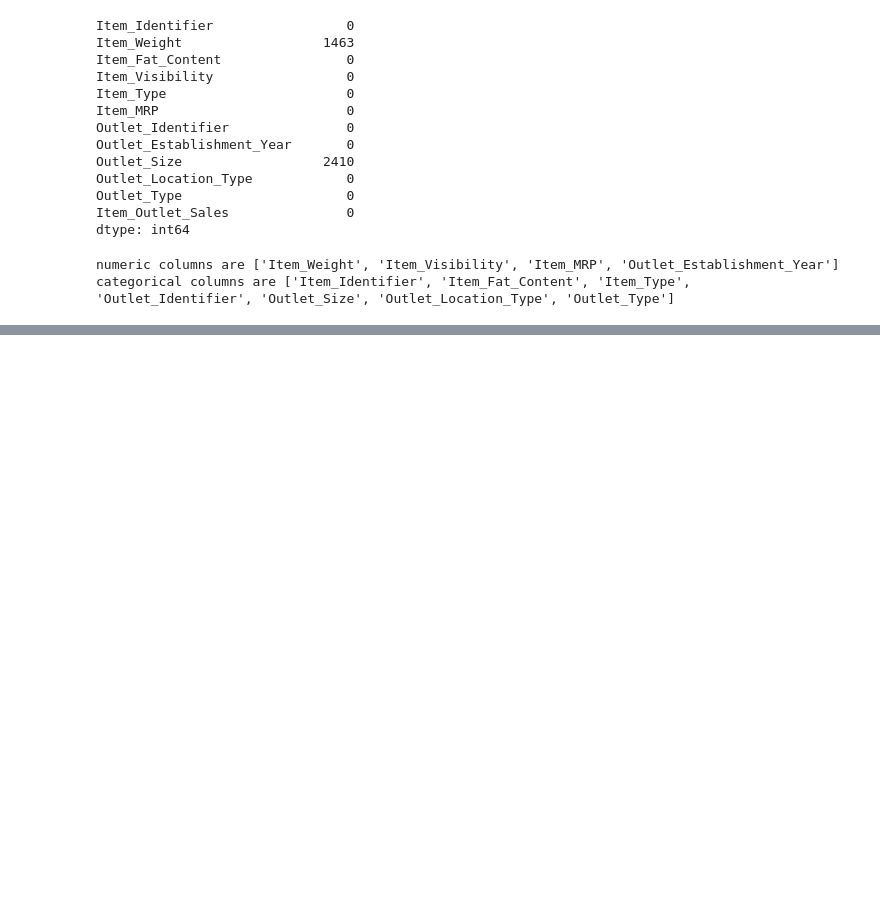
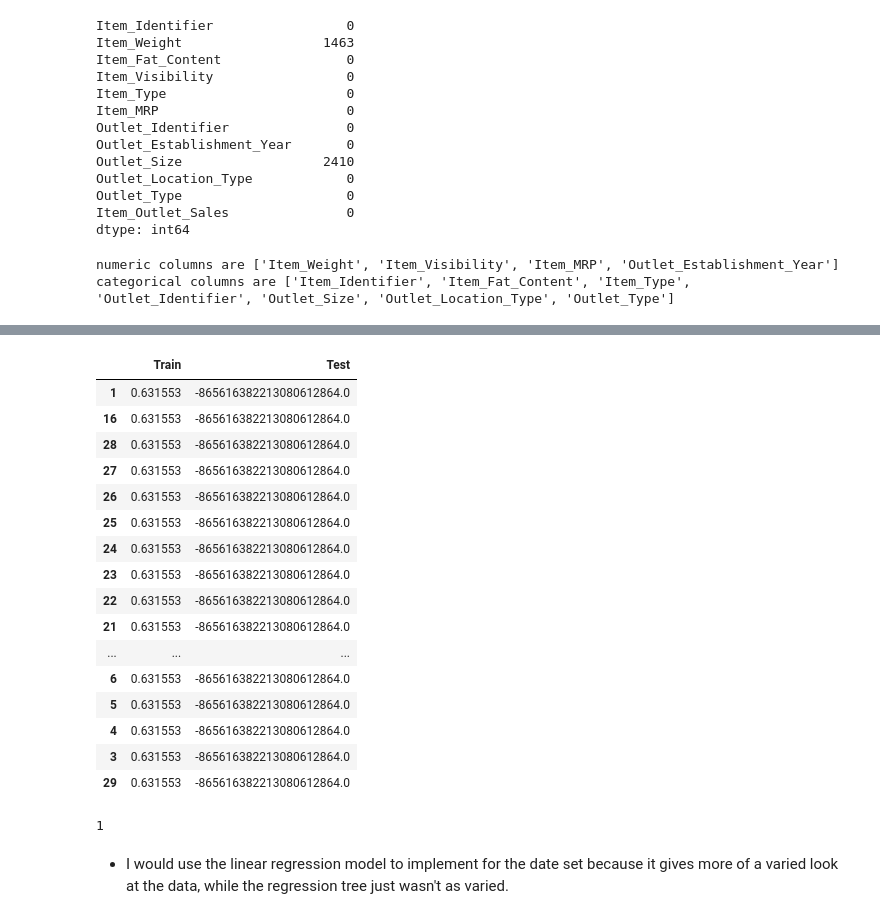
Before and after one commit to CillaCole/Food-Sales-Predictions, a Jupyter notebook: Food_Sales_Predictions_P5.ipynb, the cells around one changed output, grey strips where cells are left out. Drawn from its saved outputs; the diff is of its cells as text; code cells hidden in the pictures; blank space fills up the shorter version.

```diff
--- a/Food_Sales_Predictions_P5.ipynb
+++ b/Food_Sales_Predictions_P5.ipynb
@@ -154,0 +387,29 @@ categorical columns are ['Item_Identifier', 'Item_Fat_Content', 'Item_Type', 'Ou
+# %%
+# sort values
+scores.sort_values(by ='Test', ascending=False)
+# %% [output]
+|  | Train | Test |
+| 1 | 0.631553 | -865616382213080612864.0 |
+| 16 | 0.631553 | -865616382213080612864.0 |
+| 28 | 0.631553 | -865616382213080612864.0 |
+| 27 | 0.631553 | -865616382213080612864.0 |
+| 26 | 0.631553 | -865616382213080612864.0 |
+| 25 | 0.631553 | -865616382213080612864.0 |
+| 24 | 0.631553 | -865616382213080612864.0 |
+| 23 | 0.631553 | -865616382213080612864.0 |
+| 22 | 0.631553 | -865616382213080612864.0 |
+| 21 | 0.631553 | -865616382213080612864.0 |
+| ... | ... | ... |
+| 6 | 0.631553 | -865616382213080612864.0 |
+| 5 | 0.631553 | -865616382213080612864.0 |
+| 4 | 0.631553 | -865616382213080612864.0 |
+| 3 | 0.631553 | -865616382213080612864.0 |
+| 29 | 0.631553 | -865616382213080612864.0 |
+# %%
+# what is the best score?
+best_depth = scores.sort_values(by='Test', ascending=False).index[0]
+best_depth
+# %% [output]
+1
+# %% [markdown]
+- I would use the linear regression model to implement for the date set because it gives more of a varied look at the data, while the regression tree just wasn't as varied.
```
Also changed, not shown: parts of 20 cells of this notebook.
